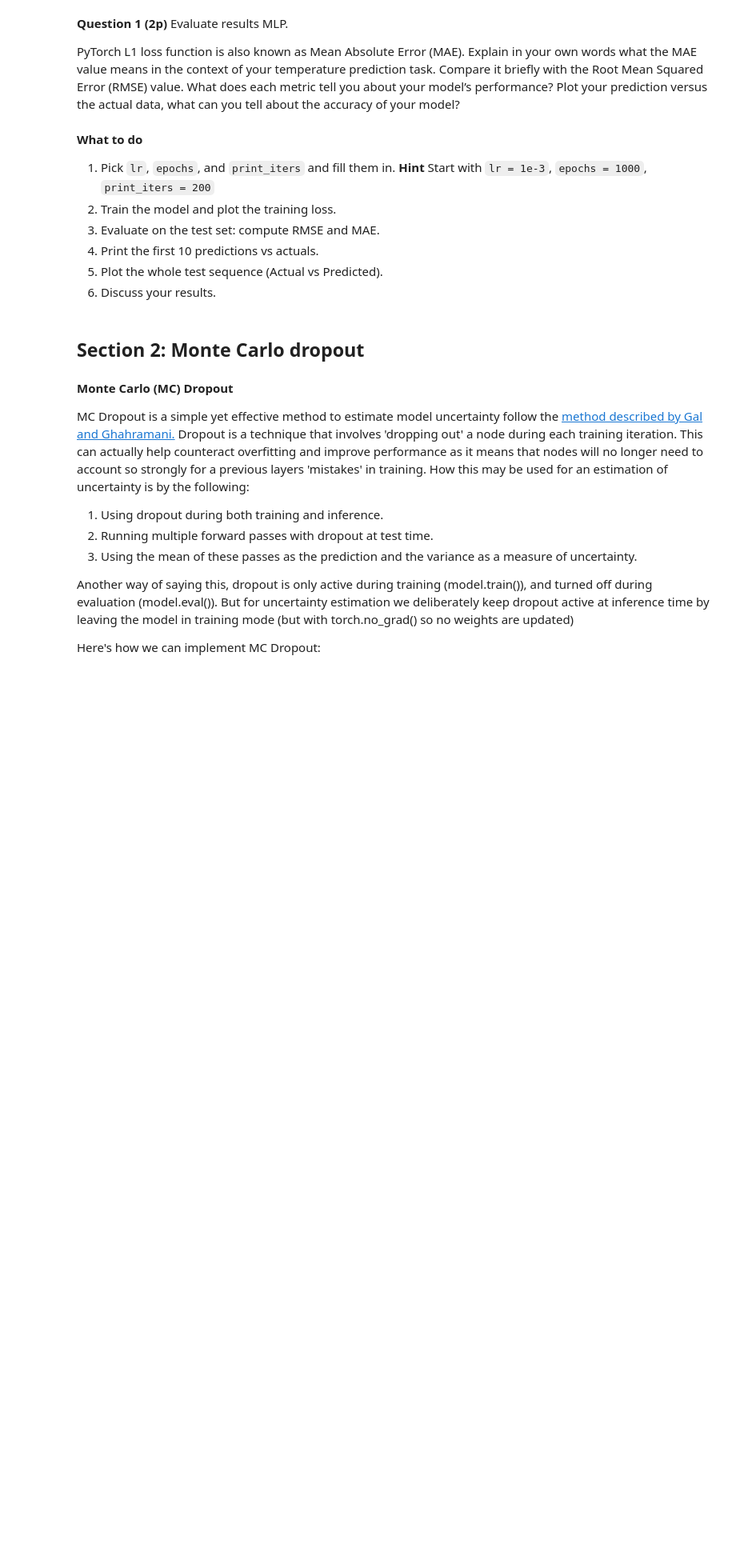
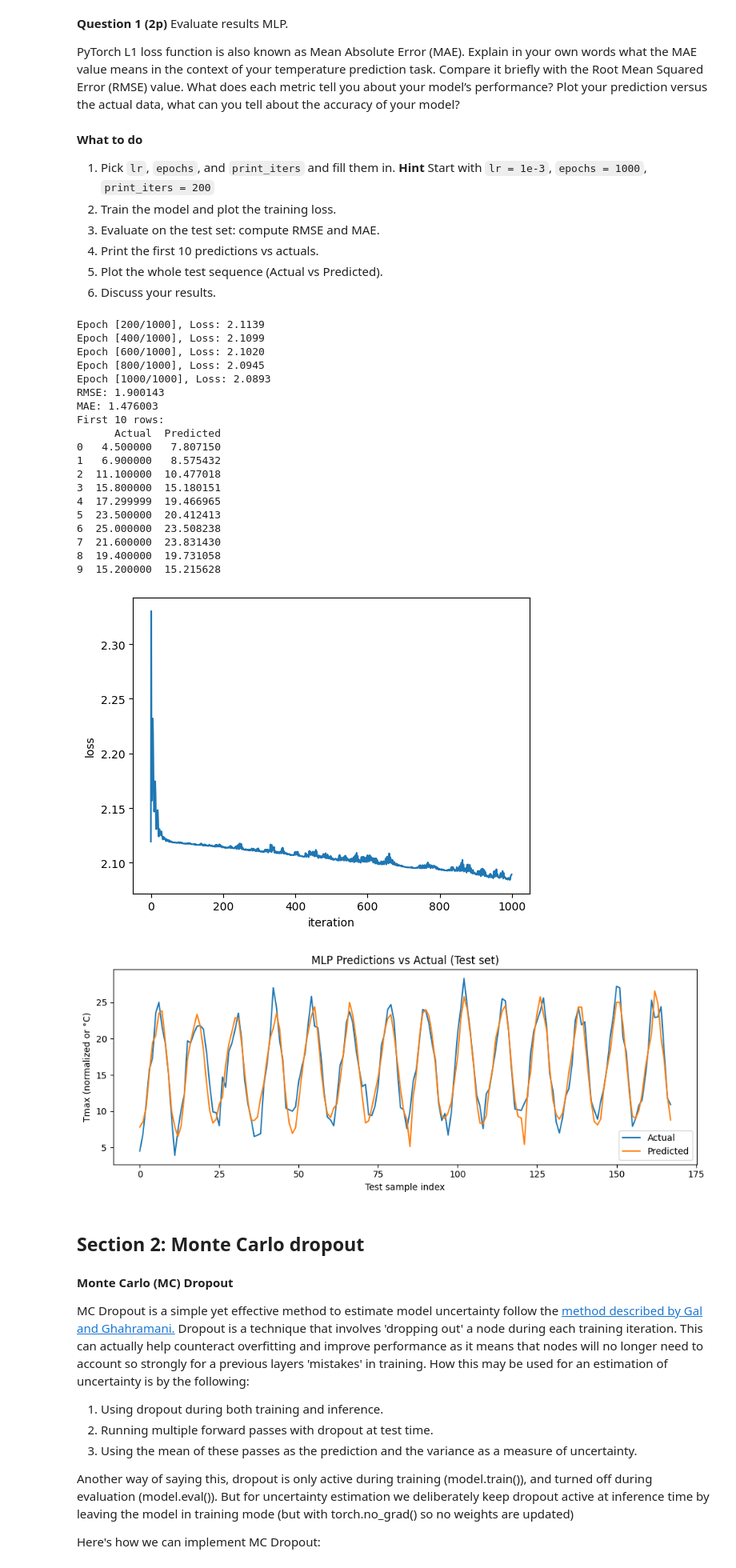
Before and after one commit to Tzu-Liang/COMP64101-Reasoning-and-Learning-under-Uncertainty-Module, a Jupyter notebook: Labs/comp64101_coursework_part2_a49626th.ipynb, the cells around one changed output. Shown: that part at 80% size. Drawn from its saved outputs; the diff is of its cells as text; code cells hidden in the pictures; blank space fills up the shorter version.

```diff
--- a/Labs/comp64101_coursework_part2_a49626th.ipynb
+++ b/Labs/comp64101_coursework_part2_a49626th.ipynb
@@ -362,38 +364,71 @@ Compare it briefly with the Root Mean Squared Error (RMSE) value. What does each
 6) Discuss your results.
 # %%
 ##Train
-mlp, loss_list = train(mlp, Xtr_win, ytr_win, batch_size=y_train.size(-2), lr=---, epochs=---,print_iters=---, device=device)
+mlp, loss_list = train(mlp,
+                       Xtr_win,
+                       ytr_win,
+                       batch_size=y_train.size(-2),
+                       lr=1e-3,
+                       epochs=1000,
+                       print_iters=200,
+                       device=device)
 
 plt.plot(loss_list)
 plt.xlabel("iteration")
 plt.ylabel("loss")
 
 
 #Evaluate and compute RMSE and MAE
 mlp.eval()
 with torch.no_grad():
     yhat_test = mlp(Xte_win.to(device)).cpu()
 
 rmse = F.mse_loss(yhat_test, yte_win).sqrt().item()
 mae  = F.l1_loss(yhat_test, yte_win).item()
+print("\n")
+print(f"RMSE: {rmse:.6f}")
+print(f"MAE: {mae:.6f}")
 
 #Compare first few predictions and actual
 df_compare = pd.DataFrame({
     "Actual": yte_win.view(-1).numpy(),
     "Predicted": yhat_test.view(-1).numpy()
 })
 # print first 10 rows
+print(f"First 10 rows:\n{df_compare.head(10)}")
 
 #Plot
 plt.figure(figsize=(10,4))
-plt.plot(----, label="Actual")
-plt.plot(----, label="Predicted")
+plt.plot(yte_win, label="Actual")
+plt.plot(yhat_test, label="Predicted")
 plt.xlabel("Test sample index")
 plt.ylabel("Tmax (normalized or °C)")
 plt.legend()
 plt.title("MLP Predictions vs Actual (Test set)")
 plt.tight_layout()
 plt.show()
+# %% [output]
+Epoch [200/1000], Loss: 2.1139
+Epoch [400/1000], Loss: 2.1099
+Epoch [600/1000], Loss: 2.1020
+Epoch [800/1000], Loss: 2.0945
+Epoch [1000/1000], Loss: 2.0893
+RMSE: 1.900143
+MAE: 1.476003
+First 10 rows:
+      Actual  Predicted
+0   4.500000   7.807150
+1   6.900000   8.575432
+2  11.100000  10.477018
+3  15.800000  15.180151
+4  17.299999  19.466965
+5  23.500000  20.412413
+6  25.000000  23.508238
+7  21.600000  23.831430
+8  19.400000  19.731058
+9  15.200000  15.215628
+[figure, added]
+[figure, added]
 # %% [markdown]
 ## Section 2: **Monte Carlo dropout**
 # %% [markdown]
```
Also changed, not shown: parts of 4 cells of this notebook.
